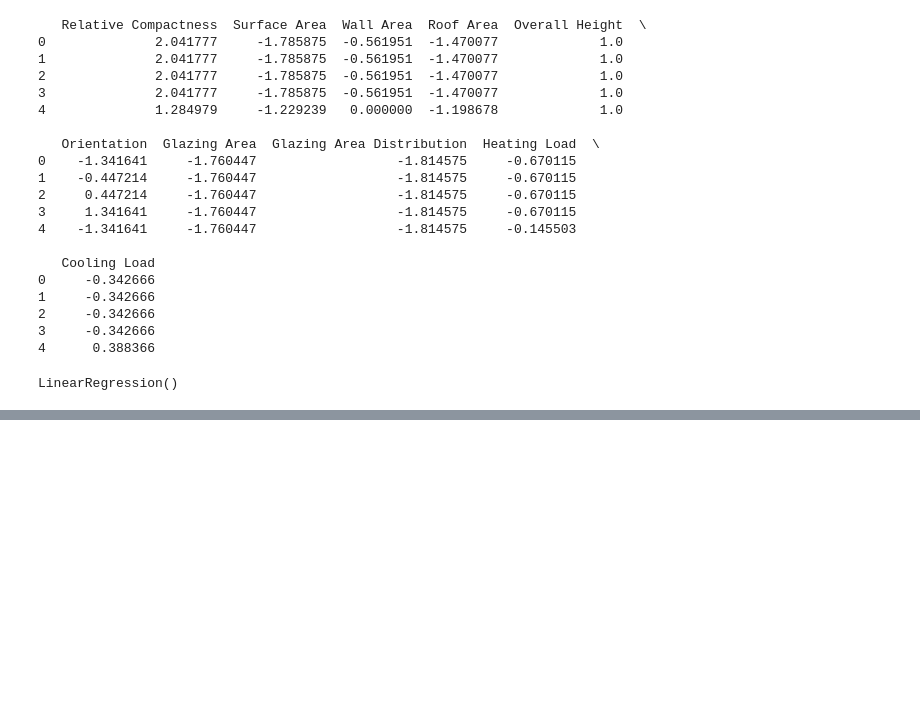
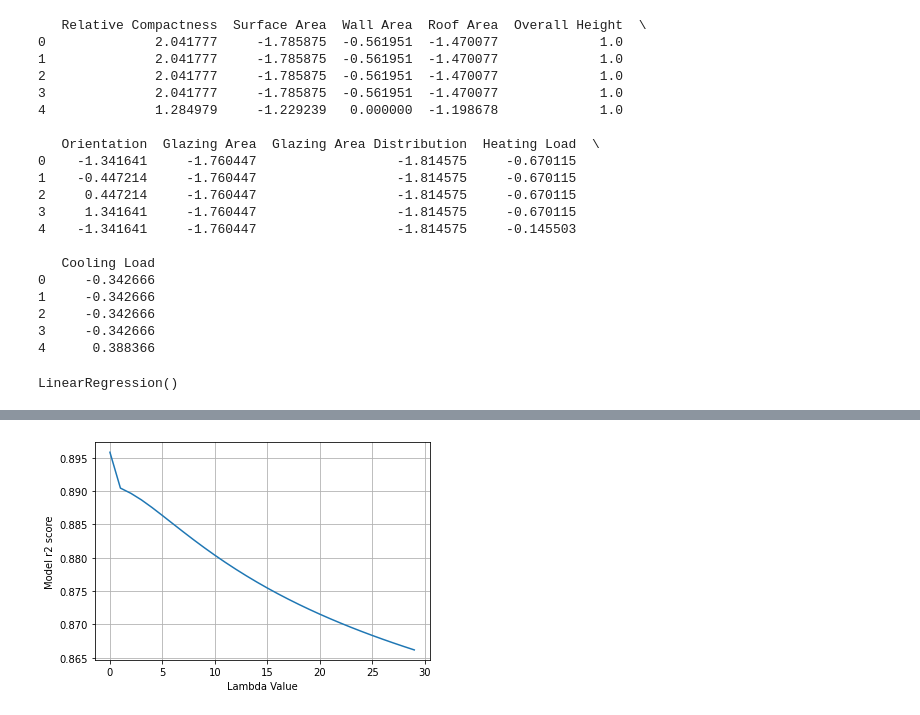
Before and after one commit to Scrath1/ml, a Jupyter notebook: ml_course_en/assignments/Assignment 02_Linear_regression_regul_poly.ipynb, the cells around one changed output, grey strips where cells are left out. Saved outputs shown, nothing was run; the diff lists cells and outputs as text; code cells hidden in the pictures; blank space fills up the shorter version.

```diff
--- a/ml_course_en/assignments/Assignment 02_Linear_regression_regul_poly.ipynb
+++ b/ml_course_en/assignments/Assignment 02_Linear_regression_regul_poly.ipynb
@@ -229,0 +200,31 @@ Polynomial Degree: [5]
+# %%
+# 5. Regularization Ridge
+
+features_data = dataset[features].copy()
+targets_data = dataset[targets].copy()
+
+data_train_X, data_test_X, data_train_y, data_test_y = train_test_split(features_data, targets_data)
+
+
+r2_list = []
+
+alpha = range(0,30)
+
+for i in range(len(alpha)):
+    ridge = linear_model.Ridge(alpha=i)
+    model = ridge.fit(data_train_X, data_train_y)
+
+    prediction = model.predict(data_test_X)
+
+    r2score = r2_score(data_test_y, prediction)
+
+    r2_list.append(r2score)
+
+
+plt.plot(alpha, r2_list)
+plt.grid(True)
+plt.xlabel("Lambda Value")
+plt.ylabel("Model r2 score")
+plt.show()
+# %% [output]
+[figure, added]
```
Also changed, not shown: parts of 9 cells of this notebook.
